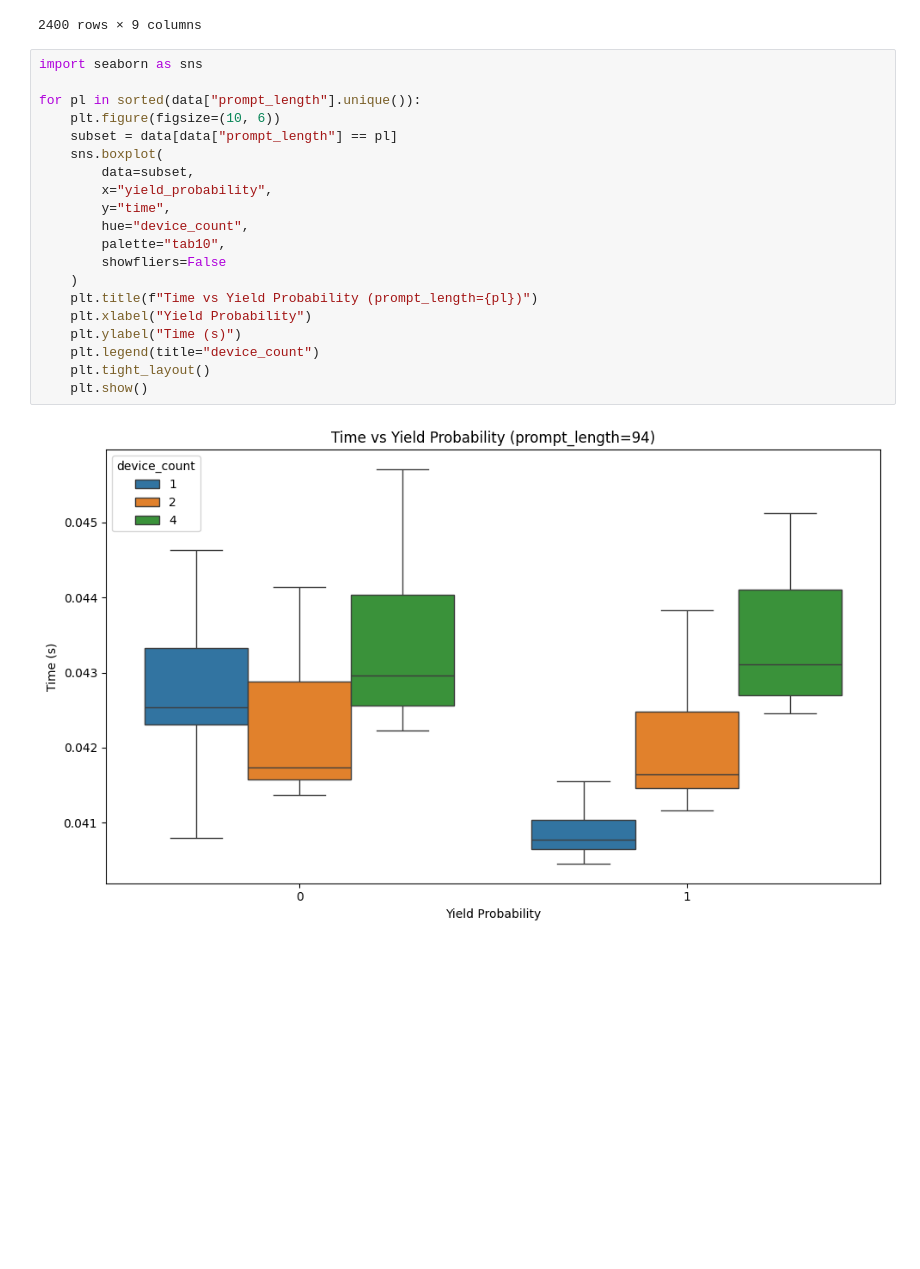
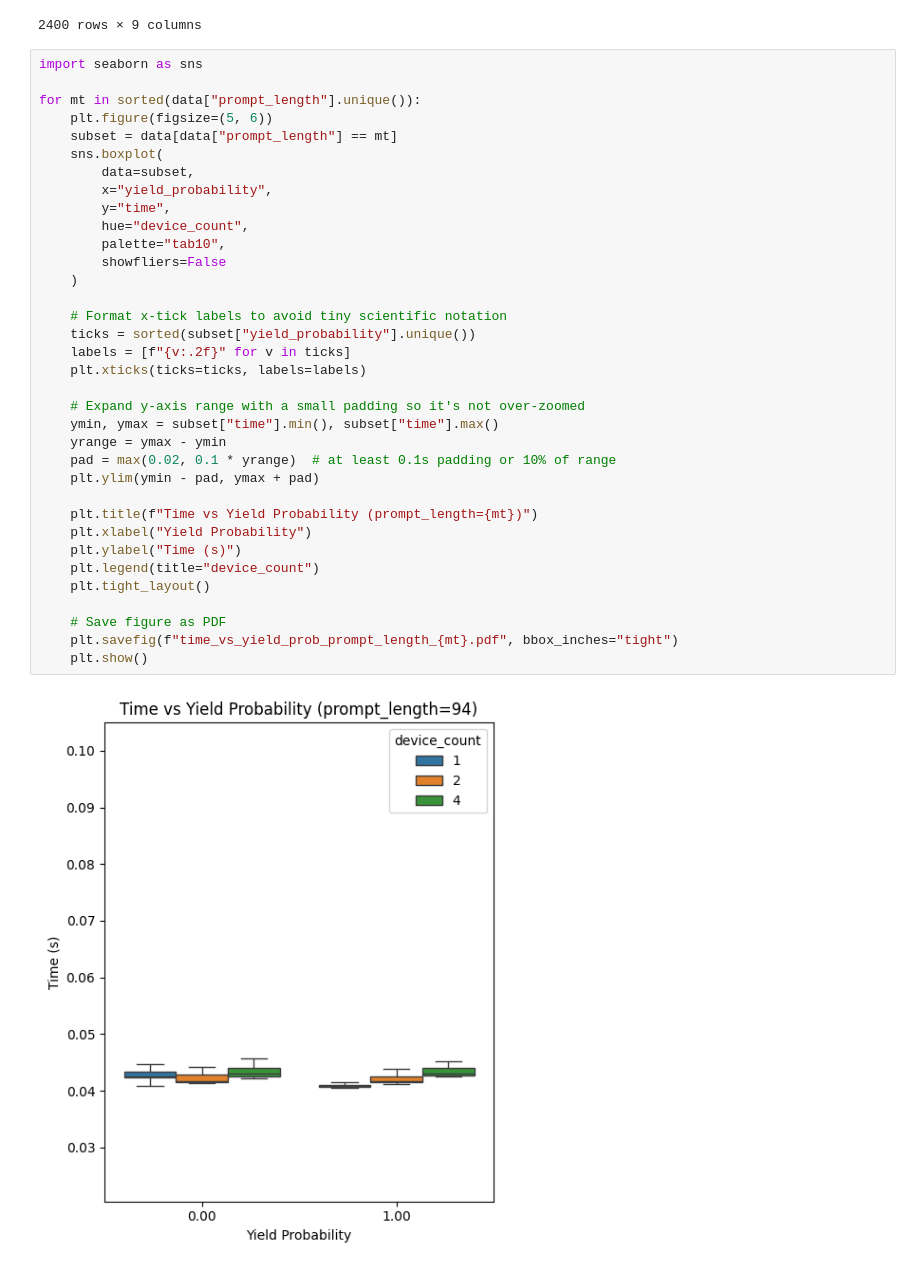
Before and after one commit to Dogacel/Uniference, a Jupyter notebook: notebooks/profiling_overhead_prefill.ipynb, the cells around one changed output. Drawn from its saved outputs; the diff is of its cells as text; blank space fills up the shorter version.

```diff
--- a/notebooks/profiling_overhead_prefill.ipynb
+++ b/notebooks/profiling_overhead_prefill.ipynb
@@ -253,22 +257,37 @@ data
 # %%
 import seaborn as sns
 
-for pl in sorted(data["prompt_length"].unique()):
-    plt.figure(figsize=(10, 6))
-    subset = data[data["prompt_length"] == pl]
+for mt in sorted(data["prompt_length"].unique()):
+    plt.figure(figsize=(5, 6))
+    subset = data[data["prompt_length"] == mt]
     sns.boxplot(
         data=subset,
         x="yield_probability",
         y="time",
         hue="device_count",
         palette="tab10",
         showfliers=False
     )
-    plt.title(f"Time vs Yield Probability (prompt_length={pl})")
+
+    # Format x-tick labels to avoid tiny scientific notation
+    ticks = sorted(subset["yield_probability"].unique())
+    labels = [f"{v:.2f}" for v in ticks]
+    plt.xticks(ticks=ticks, labels=labels)
+
+    # Expand y-axis range with a small padding so it's not over-zoomed
+    ymin, ymax = subset["time"].min(), subset["time"].max()
+    yrange = ymax - ymin
+    pad = max(0.02, 0.1 * yrange)  # at least 0.1s padding or 10% of range
+    plt.ylim(ymin - pad, ymax + pad)
+
+    plt.title(f"Time vs Yield Probability (prompt_length={mt})")
     plt.xlabel("Yield Probability")
     plt.ylabel("Time (s)")
     plt.legend(title="device_count")
     plt.tight_layout()
+
+    # Save figure as PDF
+    plt.savefig(f"time_vs_yield_prob_prompt_length_{mt}.pdf", bbox_inches="tight")
     plt.show()
 # %% [output]
-[figure, old version]
+[figure, new version]
```
Also changed, not shown: parts of 3 cells of this notebook, 8 other files.
